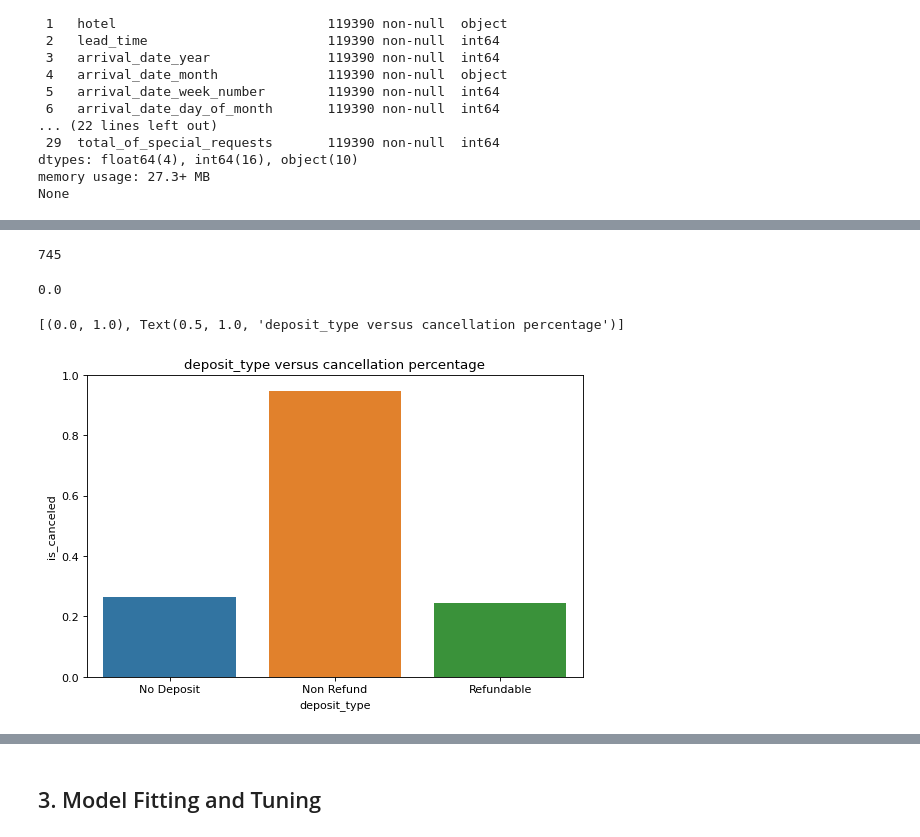
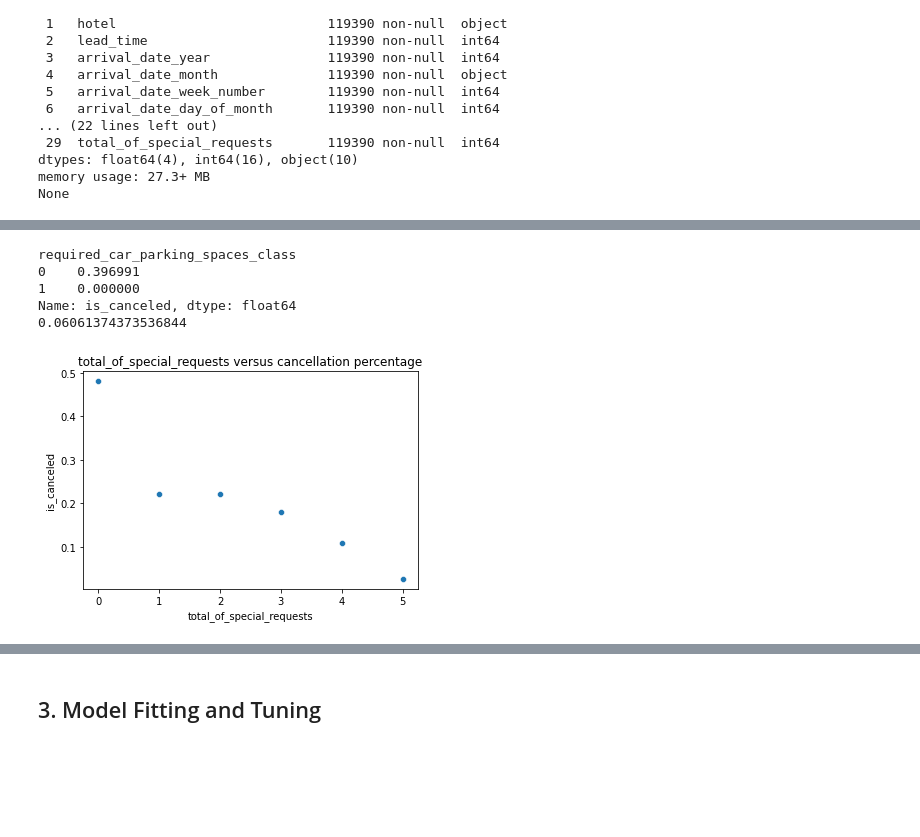
Before and after one commit to AngeloYin0826/MLP_project2, a Jupyter notebook: proj2.ipynb, the cells around one changed output, grey strips where cells are left out. Saved outputs shown, nothing was run; the diff lists cells and outputs as text; code cells hidden in the pictures; blank space fills up the shorter version.

Commit message:
Finished data preprocessing

```diff
--- a/proj2.ipynb
+++ b/proj2.ipynb
@@ -147,0 +159,6 @@ plt.show()
+# %%
+# create a new binary column for reserved and assigned - matching : 1, non-matching : 0
+df['reserved_equal_assigned'] = np.where((df['reserved_room_type'] == df['assigned_room_type']), 1, 0)
+# cancellation proportion for each class
+print(df.groupby(['reserved_equal_assigned'])['is_canceled'].sum()/df.groupby(['reserved_equal_assigned'])['is_canceled'].count())
+print(df['reserved_equal_assigned'].sum()/df['reserved_equal_assigned'].count())
@@ -147,0 +171,6 @@ plt.show()
+# %%
+# convert booking_changes to binary - changed : 1, non-changed : 0
+df['booking_changes_class'] = df['booking_changes'].apply(lambda x:int(x!=0))
+# cancellation proportion for each class
+print(df.groupby(['booking_changes_class'])['is_canceled'].sum()/df.groupby(['booking_changes_class'])['is_canceled'].count())
+print(df['booking_changes_class'].sum()/df['booking_changes_class'].count())
@@ -156,21 +230,21 @@ sns.scatterplot(x=country_df['country'], y=country_df['is_canceled']).set(title=
-# %%
-# data check If is_repeated guest =0, then previous_booking must be 0
-sum(df[df['is_repeated_guest'] == 0]['previous_bookings_not_canceled'] != 0)
-# it seems that 745 rows of data are wrong?
-# %% [output]
-745
-# %%
-df['reserved equal assigned'] = np.where((df['reserved_room_type'] == df['assigned_room_type']), 1, 0)
-# 想不出下一步画什么样的图
-# %%
-df['booking_changes'].median()
-# %% [output]
-0.0
+# %%
+# covert required_car_parking_spaces to binary - required : 1, non-required : 0
+df['required_car_parking_spaces_class'] = df['required_car_parking_spaces'].apply(lambda x:int(x!=0))
+# cancellation proportion for each class
+print(df.groupby('required_car_parking_spaces_class')['is_canceled'].sum()/df.groupby(['required_car_parking_spaces_class'])['is_canceled'].count())
+print(df['required_car_parking_spaces_class'].sum()/df['required_car_parking_spaces_class'].count())
+# %% [output]
+required_car_parking_spaces_class
+0    0.396991
+1    0.000000
+Name: is_canceled, dtype: float64
+0.06061374373536844
 # %%
-depos = df.groupby(['deposit_type'])['is_canceled'].sum()/df.groupby(['deposit_type'])['is_canceled'].count()
-depos_df = depos.to_frame().reset_index()
-depos_df
-sns.barplot(x = depos_df['deposit_type'], y=depos_df['is_canceled']).set(title='deposit_type versus cancellation percentage', ylim=(0,1))
+# scatter plot for cancellation proportion over number of special requests
+special_req = df.groupby('total_of_special_requests')['is_canceled'].sum()/df.groupby(['total_of_special_requests'])['is_canceled'].count()
+special_req = special_req.to_frame().reset_index()
+sns.scatterplot(x=special_req['total_of_special_requests'], y=special_req['is_canceled']).set(title='total_of_special_requests versus cancellation percentage')
+plt.show()
+# obvious negative correlation
 # %% [output]
-[(0.0, 1.0), Text(0.5, 1.0, 'deposit_type versus cancellation percentage')]
-[figure, old version]
+[figure, new version]
```
Also changed, not shown: parts of 25 cells of this notebook.
